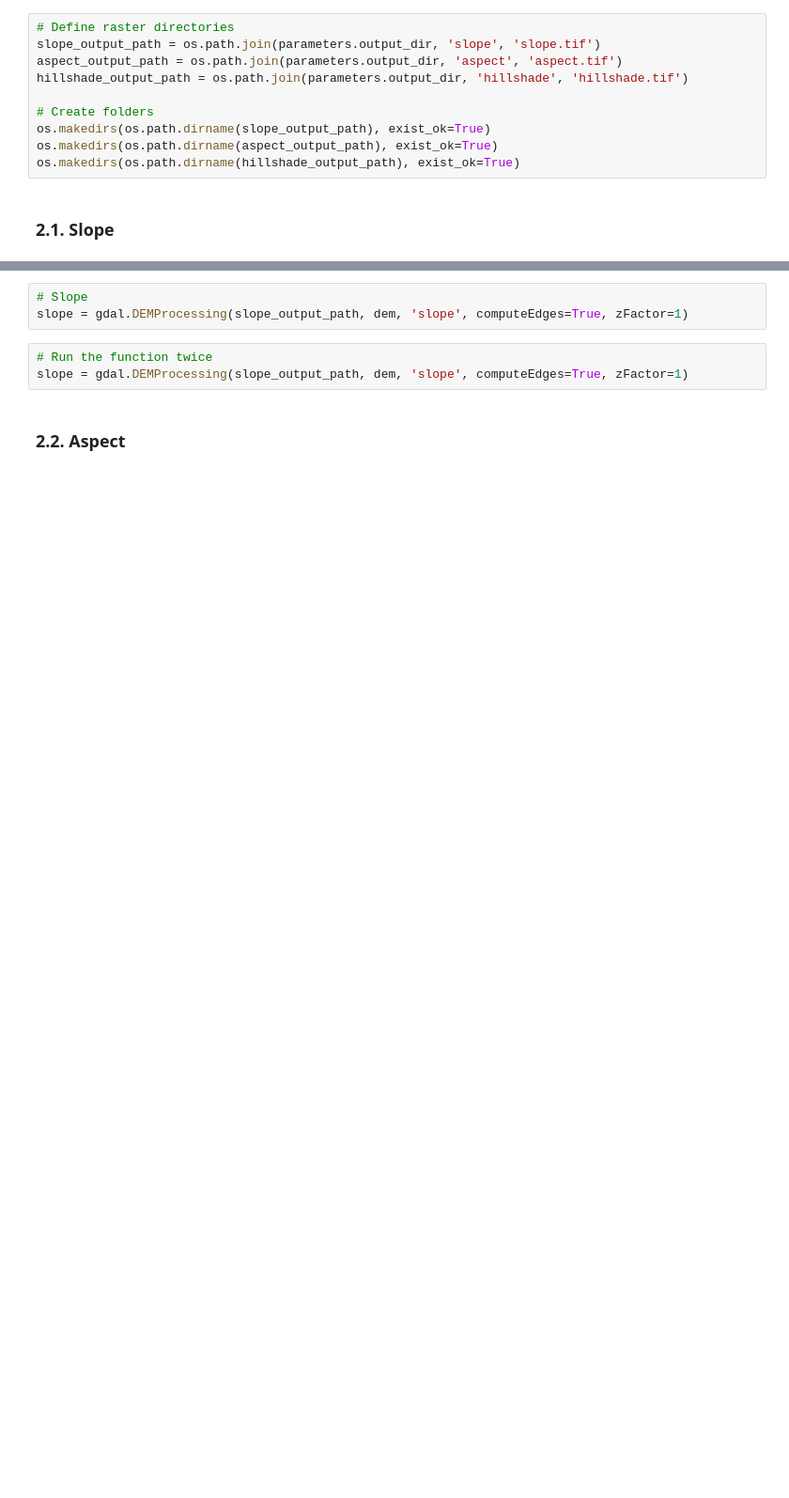
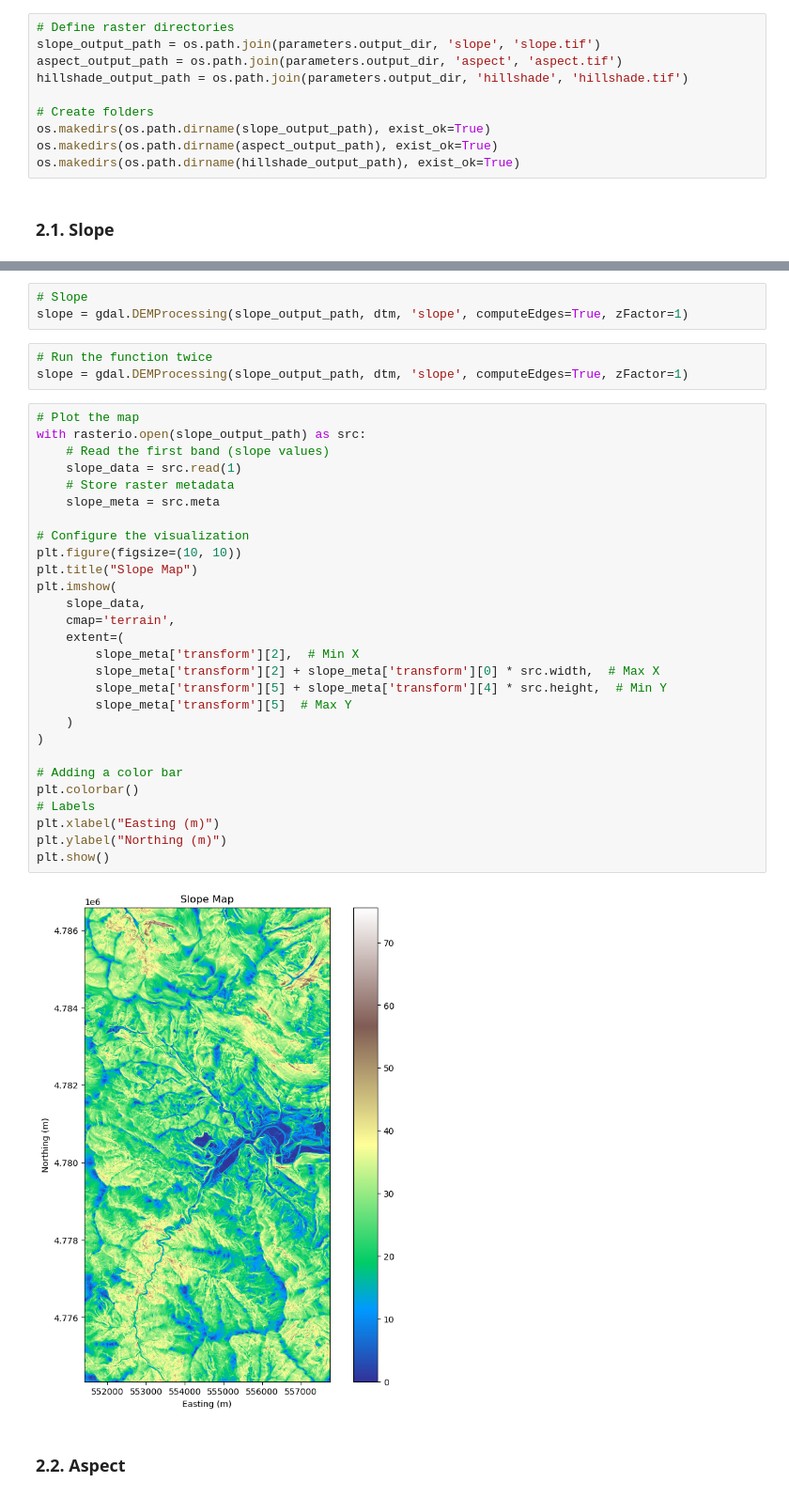
Before and after one commit to aitorandreu/portfolio, a Jupyter notebook: raster_analysis/services/notebooks/wcs.ipynb, the cells around one changed output, grey strips where cells are left out. Shown at 94% size. Saved outputs shown, nothing was run; the diff lists cells and outputs as text; blank space fills up the shorter version.

```diff
--- a/raster_analysis/services/notebooks/wcs.ipynb
+++ b/raster_analysis/services/notebooks/wcs.ipynb
@@ -106,9 +144,39 @@ dem = gdal.Open(mdt_name)
 # %%
 # Slope
-slope = gdal.DEMProcessing(slope_output_path, dem, 'slope', computeEdges=True, zFactor=1)
+slope = gdal.DEMProcessing(slope_output_path, dtm, 'slope', computeEdges=True, zFactor=1)
 # %%
 # Run the function twice
-slope = gdal.DEMProcessing(slope_output_path, dem, 'slope', computeEdges=True, zFactor=1)
+slope = gdal.DEMProcessing(slope_output_path, dtm, 'slope', computeEdges=True, zFactor=1)
+# %%
+# Plot the map
+with rasterio.open(slope_output_path) as src:
+    # Read the first band (slope values)
+    slope_data = src.read(1)
+    # Store raster metadata
+    slope_meta = src.meta
+
+# Configure the visualization
+plt.figure(figsize=(10, 10))
+plt.title("Slope Map")
+plt.imshow(
+    slope_data,
+    cmap='terrain',
+    extent=(
+        slope_meta['transform'][2],  # Min X
+        slope_meta['transform'][2] + slope_meta['transform'][0] * src.width,  # Max X
+        slope_meta['transform'][5] + slope_meta['transform'][4] * src.height,  # Min Y
+        slope_meta['transform'][5]  # Max Y
+    )
+)
+
+# Adding a color bar
+plt.colorbar()
+# Labels
+plt.xlabel("Easting (m)")
+plt.ylabel("Northing (m)")
+plt.show()
+# %% [output]
+[figure, added]
 # %% [markdown]
 ### 2.2. Aspect
 # %%
```
Also changed, not shown: parts of 15 cells of this notebook, 1 other file.
